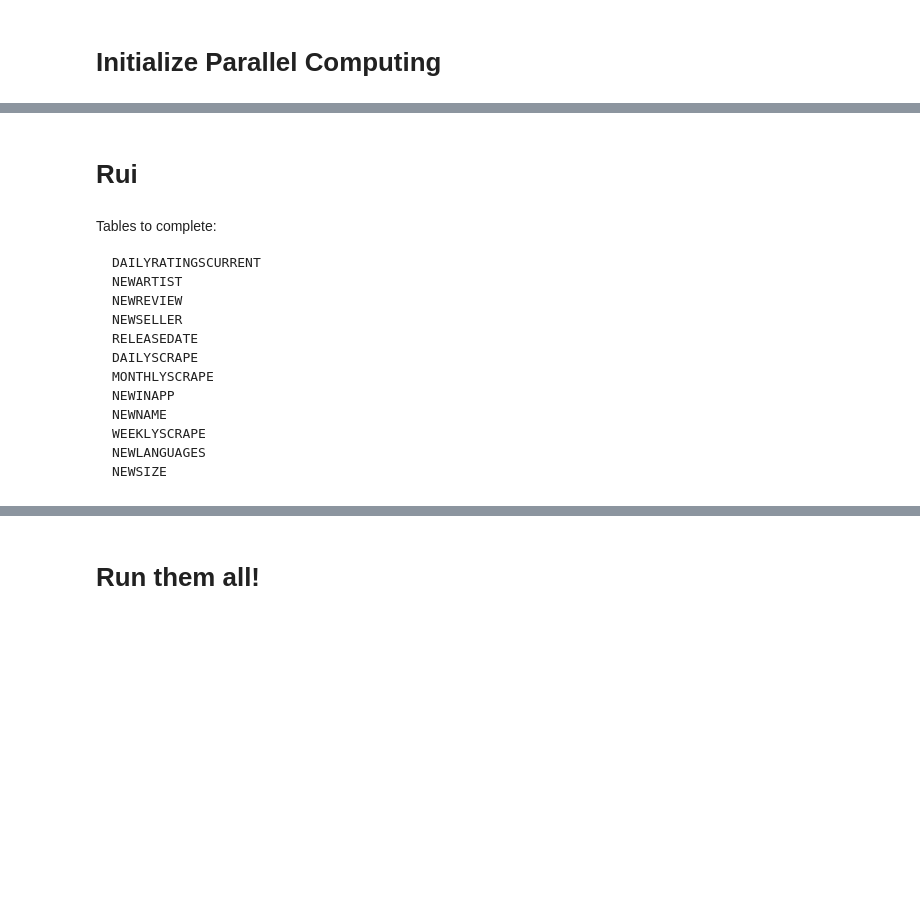
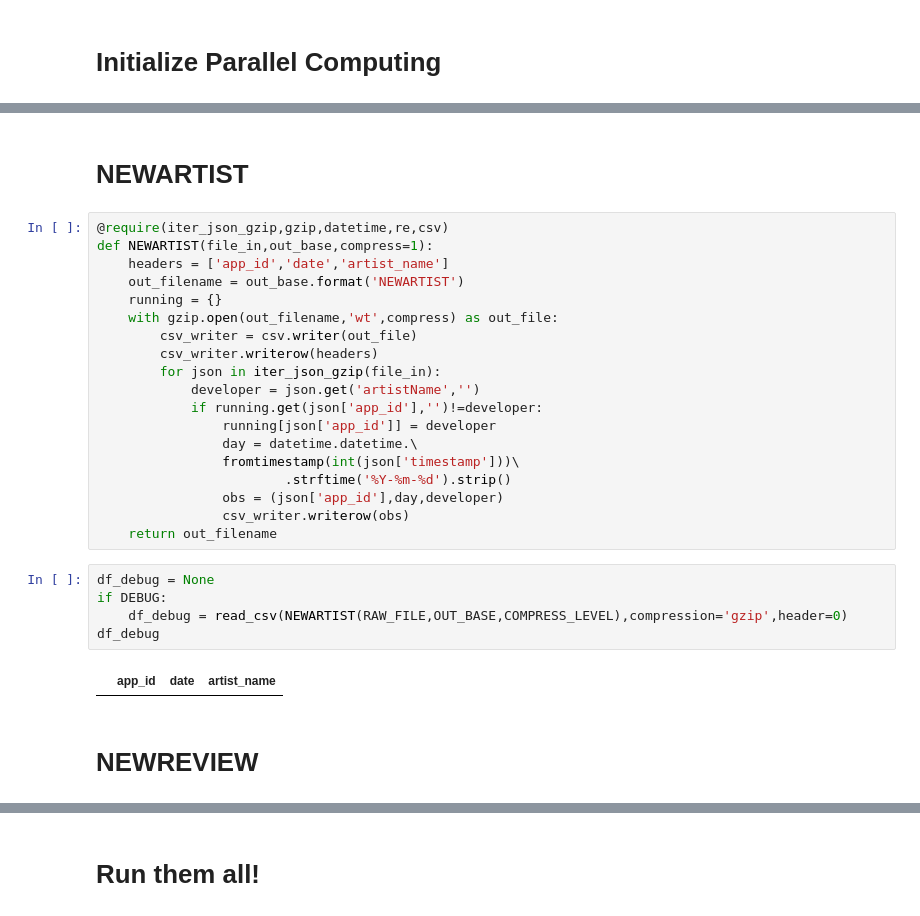
Before and after one commit to kushagrasharma/data_requests, a Jupyter notebook: main/Apple Data Request.ipynb, the cells around one changed output, grey strips where cells are left out. Cells and saved outputs as stored; diff of their text form; blank space fills up the shorter version.

````diff
--- a/main/Apple Data Request.ipynb
+++ b/main/Apple Data Request.ipynb
@@ -405,18 +521,30 @@ df_debug
 # %% [markdown]
-# Rui
+# NEWARTIST
-# %% [markdown]
-Tables to complete:
-```
-DAILYRATINGSCURRENT
-NEWARTIST
-NEWREVIEW
-NEWSELLER
-RELEASEDATE
-DAILYSCRAPE
-MONTHLYSCRAPE
-NEWINAPP
-NEWNAME
-WEEKLYSCRAPE
-NEWLANGUAGES
-NEWSIZE
-```
+# %%
+@require(iter_json_gzip,gzip,datetime,re,csv)
+def NEWARTIST(file_in,out_base,compress=1):
+    headers = ['app_id','date','artist_name']
+    out_filename = out_base.format('NEWARTIST')
+    running = {}
+    with gzip.open(out_filename,'wt',compress) as out_file:
+        csv_writer = csv.writer(out_file)
+        csv_writer.writerow(headers)
+        for json in iter_json_gzip(file_in):
+            developer = json.get('artistName','')
+            if running.get(json['app_id'],'')!=developer:
+                running[json['app_id']] = developer
+                day = datetime.datetime.\
+                fromtimestamp(int(json['timestamp']))\
+                        .strftime('%Y-%m-%d').strip()
+                obs = (json['app_id'],day,developer)
+                csv_writer.writerow(obs)
+    return out_filename
+# %%
+df_debug = None
+if DEBUG:
+    df_debug = read_csv(NEWARTIST(RAW_FILE,OUT_BASE,COMPRESS_LEVEL),compression='gzip',header=0)
+df_debug
+# %% [output]
+|  | app_id | date | artist_name |
+# %% [markdown]
+# NEWREVIEW
````
Also changed, not shown: parts of 59 cells of this notebook, 1 other file.
